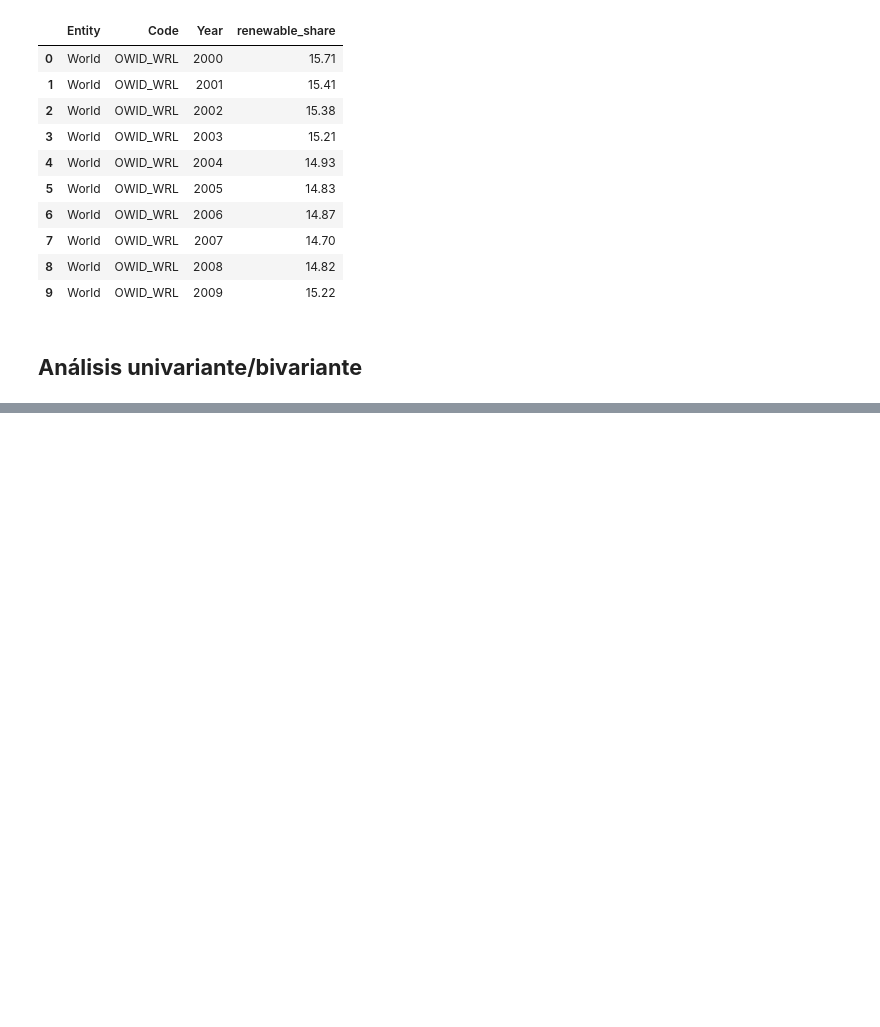
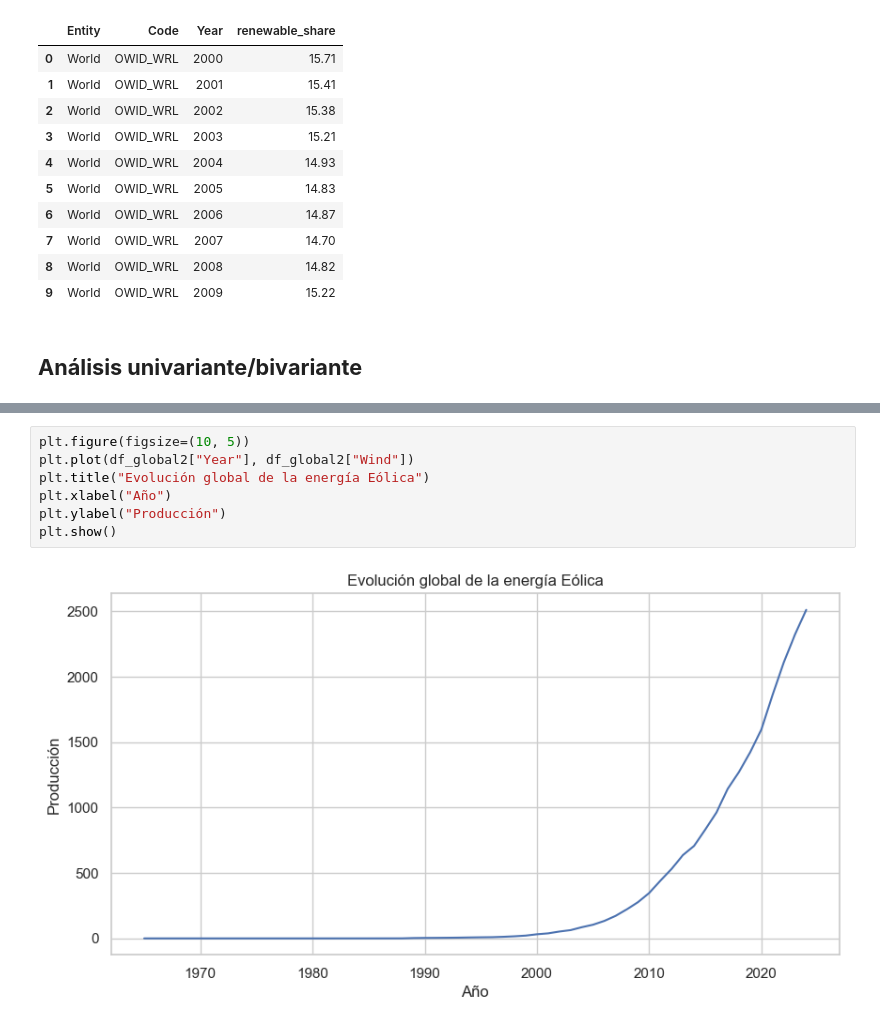
Before and after one commit to Bootcamp-IA-P6/Proyecto4-Jonathan_Brasales, a Jupyter notebook: EDA.ipynb, the cells around one changed output, grey strips where cells are left out. Cells and saved outputs as stored; diff of their text form; blank space fills up the shorter version.

```diff
--- a/EDA.ipynb
+++ b/EDA.ipynb
@@ -168,0 +310,9 @@ plt.show()
+# %%
+plt.figure(figsize=(10, 5))
+plt.plot(df_global2["Year"], df_global2["Wind"])
+plt.title("Evolución global de la energía Eólica")
+plt.xlabel("Año")
+plt.ylabel("Producción")
+plt.show()
+# %% [output]
+[figure, added]
```
Also changed, not shown: parts of 26 cells of this notebook, 1 other file.
